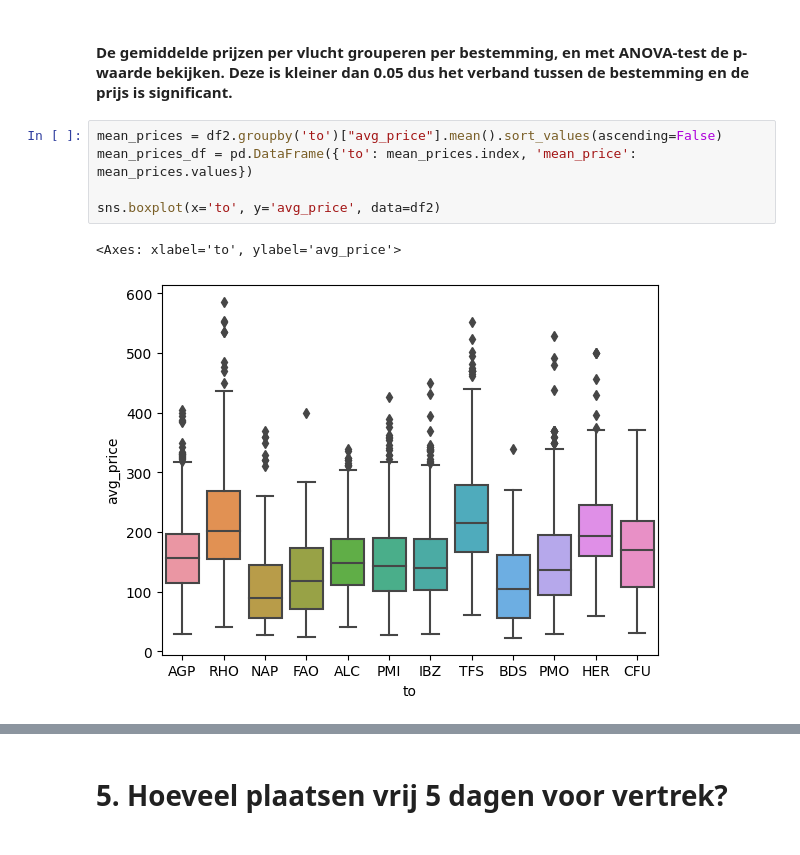
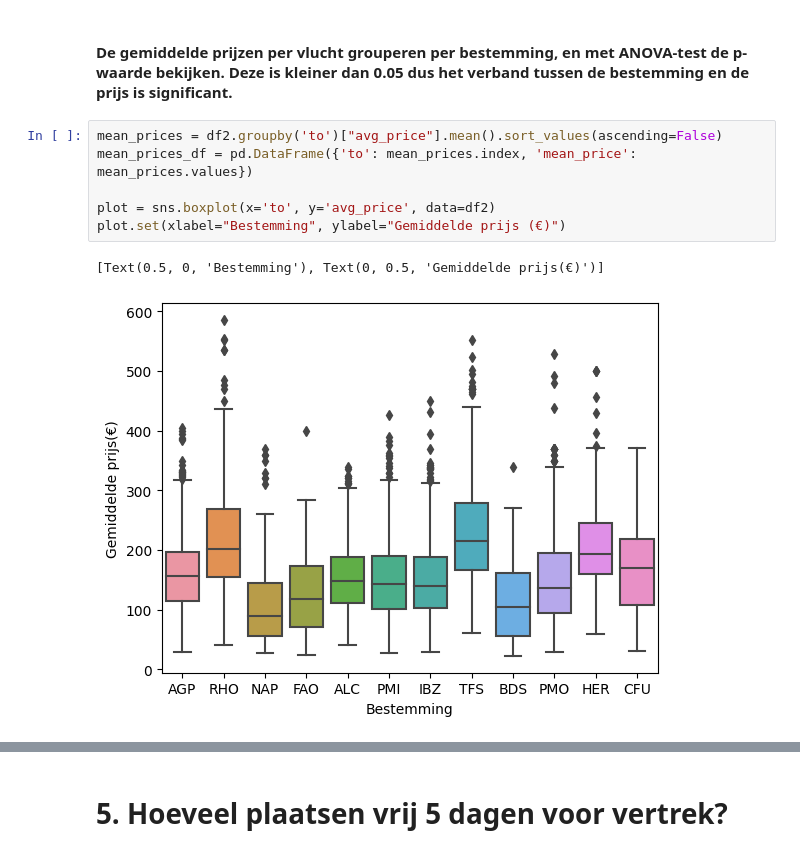
Before and after one commit to ademayari/data-engineering-project-1, a Jupyter notebook: pandas/Pandas Analyses.ipynb, the cells around one changed output, grey strips where cells are left out. Cells and saved outputs as stored; diff of their text form.

```diff
--- a/pandas/Pandas Analyses.ipynb
+++ b/pandas/Pandas Analyses.ipynb
@@ -176,9 +178,10 @@ f: 105.76792621309588, p: 7.76048417129341e-220
 # %%
 mean_prices = df2.groupby('to')["avg_price"].mean().sort_values(ascending=False)
 mean_prices_df = pd.DataFrame({'to': mean_prices.index, 'mean_price': mean_prices.values})
 
-sns.boxplot(x='to', y='avg_price', data=df2)
+plot = sns.boxplot(x='to', y='avg_price', data=df2)
+plot.set(xlabel="Bestemming", ylabel="Gemiddelde prijs (€)")
 # %% [output]
-<Axes: xlabel='to', ylabel='avg_price'>
+[Text(0.5, 0, 'Bestemming'), Text(0, 0.5, 'Gemiddelde prijs(€)')]
-[figure, old version]
+[figure, new version]
 # %%
```
Also changed, not shown: parts of 4 cells of this notebook.
